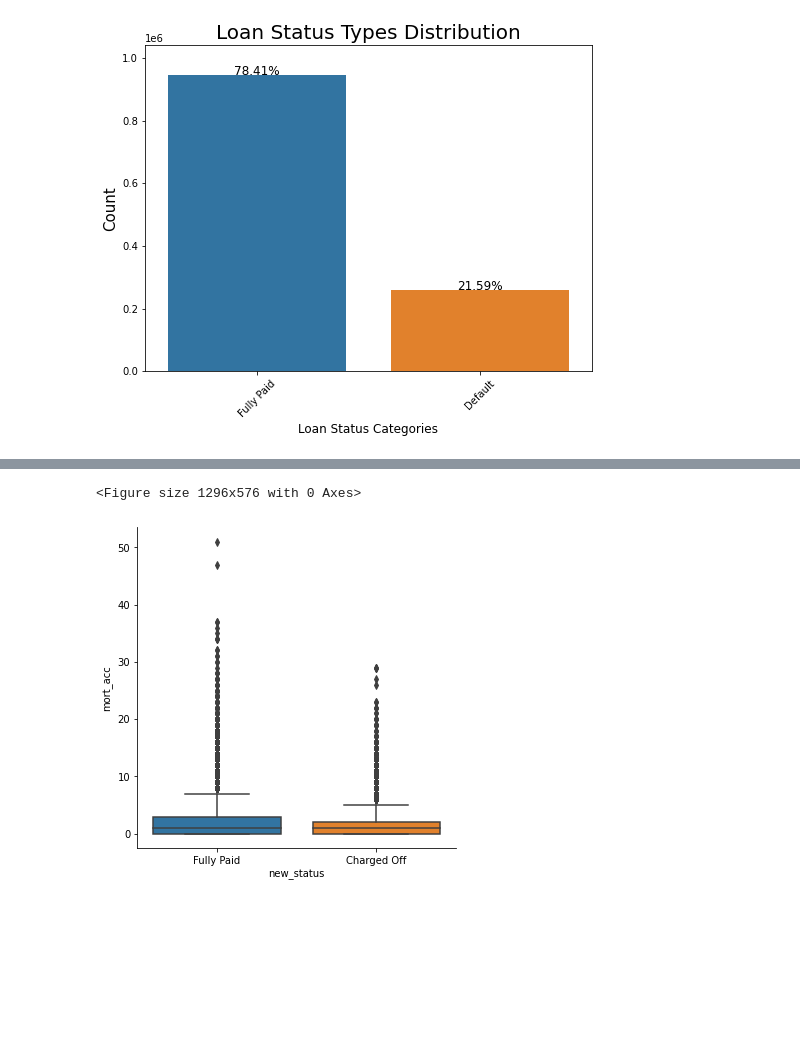
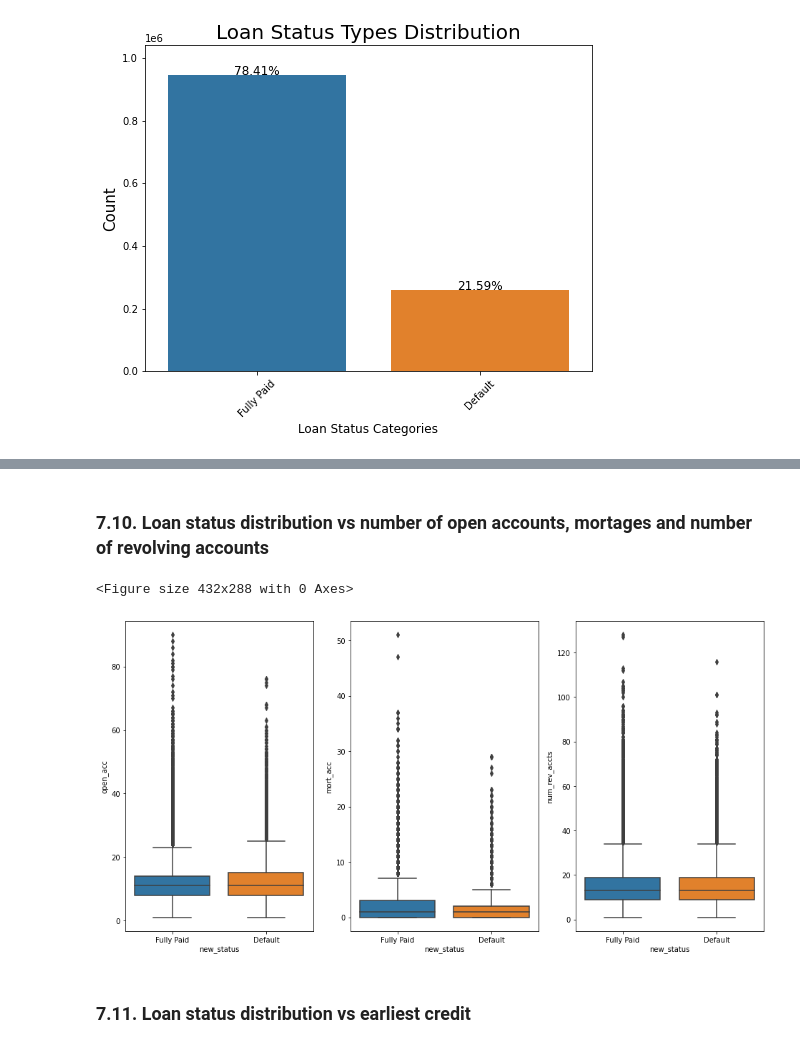
Before and after one commit to somayehY/SomayeYoussefi, a Jupyter notebook: LendingClub/LendingClub_ExploratoryDataAnalysis.ipynb, the cells around one changed output, grey strips where cells are left out. Saved outputs shown, nothing was run; the diff lists cells and outputs as text; code cells hidden in the pictures; blank space fills up the shorter version.

```diff
--- a/LendingClub/LendingClub_ExploratoryDataAnalysis.ipynb
+++ b/LendingClub/LendingClub_ExploratoryDataAnalysis.ipynb
@@ -286,0 +317,3 @@ Index(['Unnamed: 0', 'revol_util', 'dti', 'chargeoff_within_12_mths',
+# %%
+
+df['total'] = df['installment']*pd.to_numeric(df['term'].str[0:4])
@@ -305,20 +360,0 @@ g = sns.catplot(x="new_status", y='inq_last_6mths', kind='box', data=dff)
-# %%
-df['int_round'] = df['int_rate'].round(0).astype(int)
-plt.figure(figsize = (14,6))
-g1 = sns.countplot(x="int_round", data=df, color='blue')
-g1.set_xlabel("Loan Interest Rate", fontsize=16)
-g1.set_ylabel("Count", fontsize=16)
-g1.set_title("Interest Rate Distribuition", fontsize=20)
-sizes=[] # Get highest values in y
-for p in g1.patches:
-    height = p.get_height()
-    sizes.append(height)
-    g1.text(p.get_x()+p.get_width()/2.,
-            height + 3,
-            '{:1.2f}%'.format(height/total*100),
-            ha="center", fontsize=12)
-g1.set_ylim(0, max(sizes) * 1.10) # set y limit based on highest heights
-
-plt.subplots_adjust(hspace = 0.4,top = 0.9)
-
-plt.show()
@@ -345,6 +361,15 @@ g = sns.catplot(x="new_status", y='revol_bal', kind='box', data=dff)
+# %% [markdown]
+### 7.10. Loan status distribution vs number of open accounts, mortages and number of revolving accounts  <a class='anchor' id='account'></a>
 # %%
-plt.figure(figsize = (18,8))
-g = sns.catplot(x="new_status", y='mort_acc', kind='box', data=dff)
+plt.figure()
+fig, axes = plt.subplots(nrows=1, ncols=3, figsize=(16,8)) # create 1x3 array of subplots
+
+sns.boxplot(x="new_status", y='open_acc', data=df, ax=axes[0]) # add boxplot to 1st subplot
+sns.boxplot(x="new_status", y='mort_acc', data=df, ax=axes[1]) # add boxplot to 2nd subplot
+sns.boxplot(x="new_status", y='num_rev_accts', data=df, ax=axes[2])
+plt.show()
 # %% [output]
-<Figure size 1296x576 with 0 Axes>
+<Figure size 432x288 with 0 Axes>
-[figure, old version]
+[figure, new version]
+# %% [markdown]
+### 7.11. Loan status distribution vs earliest credit  <a class='anchor' id='earliest'></a>
```
Also changed, not shown: parts of 64 cells of this notebook.
